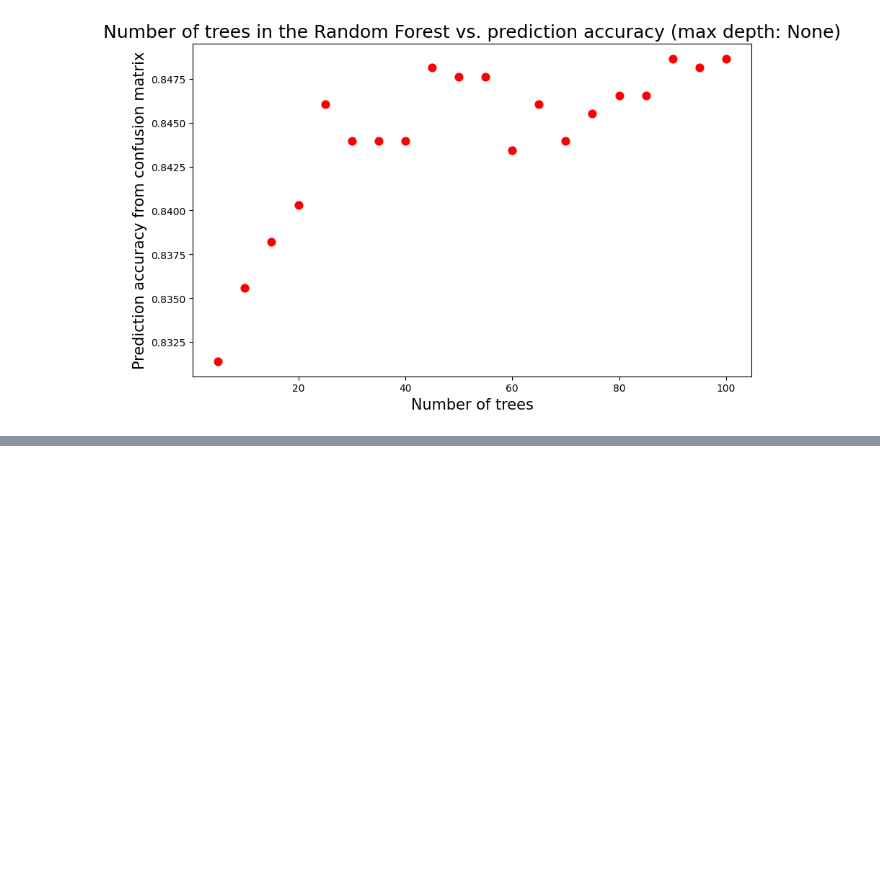
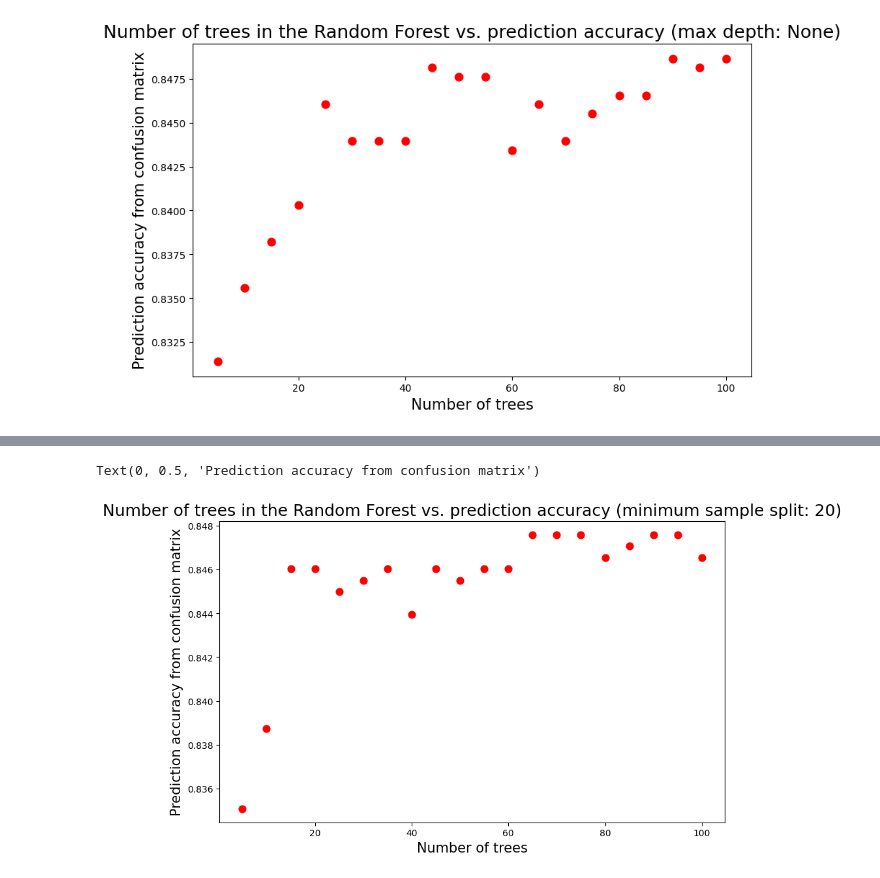
Before and after one commit to Manivardhan2250/AIML_Lab_2303A52250_Batch_43, a Jupyter notebook: AIML_ASSIGNMENT_9.ipynb, the cells around one changed output, grey strips where cells are left out. Saved outputs shown, nothing was run; the diff lists cells and outputs as text; code cells hidden in the pictures; blank space fills up the shorter version.

```diff
--- a/AIML_ASSIGNMENT_9.ipynb
+++ b/AIML_ASSIGNMENT_9.ipynb
@@ -293,0 +332,19 @@ Text(0, 0.5, 'Prediction accuracy from confusion matrix')
+# %%
+nsimu = 21
+accuracy=[0]*nsimu
+ntree = [0]*nsimu
+for i in range(1,nsimu):
+    rfc = RandomForestClassifier(n_estimators=i*5,min_samples_split=20,max_depth=None,criterion='gini')
+    rfc.fit(X_train, y_train)
+    rfc_pred = rfc.predict(X_test)
+    cm = confusion_matrix(y_test,rfc_pred)
+    accuracy[i] = (cm[0,0]+cm[1,1])/cm.sum()
+    ntree[i]=i*5
+plt.figure(figsize=(10,6))
+plt.scatter(x=ntree[1:nsimu],y=accuracy[1:nsimu],s=60,c='red')
+plt.title("Number of trees in the Random Forest vs. prediction accuracy (minimum sample split: 20)", fontsize=18)
+plt.xlabel("Number of trees", fontsize=15)
+plt.ylabel("Prediction accuracy from confusion matrix", fontsize=15)
+# %% [output]
+Text(0, 0.5, 'Prediction accuracy from confusion matrix')
+[figure, added]
```
Also changed, not shown: parts of 2 cells of this notebook.
